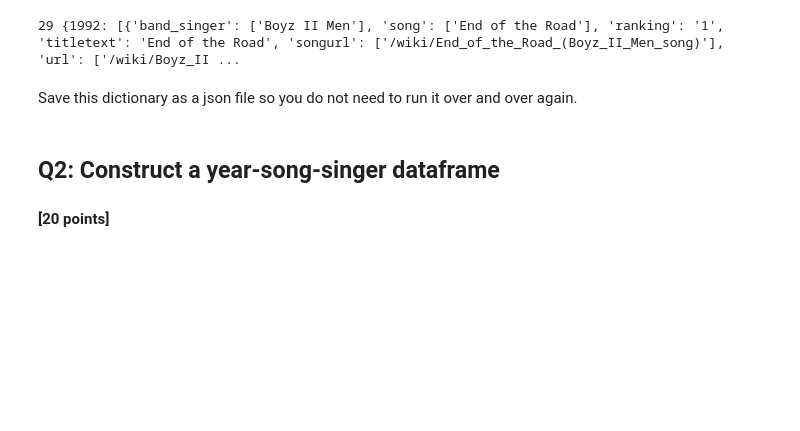
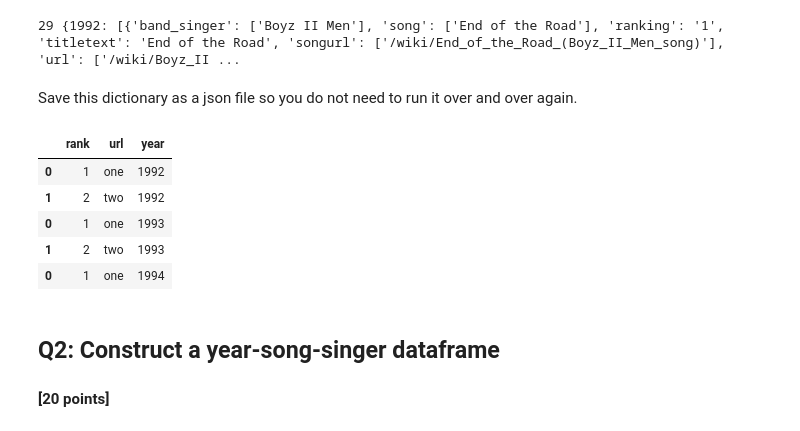
Before and after one commit to pramendra/hemanth_pram_Homework1, a Jupyter notebook: distribute_HW1.ipynb, the cells around one changed output. Cells and saved outputs as stored; diff of their text form; code cells hidden in the pictures; blank space fills up the shorter version.

```diff
--- a/distribute_HW1.ipynb
+++ b/distribute_HW1.ipynb
@@ -344,6 +344,57 @@ del yearinfo
 #Load the dictionary back to the same variable
 with open("yearinfo.json", "r") as fd:
     yearinfo = json.load(fd)
+# %%
+yearinfo1 = {
+  "1992": [
+    {
+      "rank": 1,
+      "url": "one"
+    },
+    {
+      "rank": 2,
+      "url": "two"
+    }
+  ],
+  "1993": [
+    {
+      "rank": 1,
+      "url": "one"
+    },
+    {
+      "rank": 2,
+      "url": "two"
+    }
+  ],
+  "1994": [
+    {
+      "rank": 1,
+      "url": "one"
+    },
+    {
+      "rank": 2,
+      "url": "two"
+    }
+  ]
+}
+
+years = []
+frames = []
+for year, singles in yearinfo1.items():
+  years.append(year)
+  df_tmp = pd.DataFrame(singles)
+  df_tmp["year"] = year
+  frames.append(df_tmp)
+
+df = pd.concat(frames)
+df.head()
+# %% [output]
+|  | rank | url | year |
+| 0 | 1 | one | 1992 |
+| 1 | 2 | two | 1992 |
+| 0 | 1 | one | 1993 |
+| 1 | 2 | two | 1993 |
+| 0 | 1 | one | 1994 |
 # %% [markdown]
 ## Q2: Construct a year-song-singer dataframe
 #### [20 points]
```
Also changed, not shown: parts of 1 cell of this notebook.
